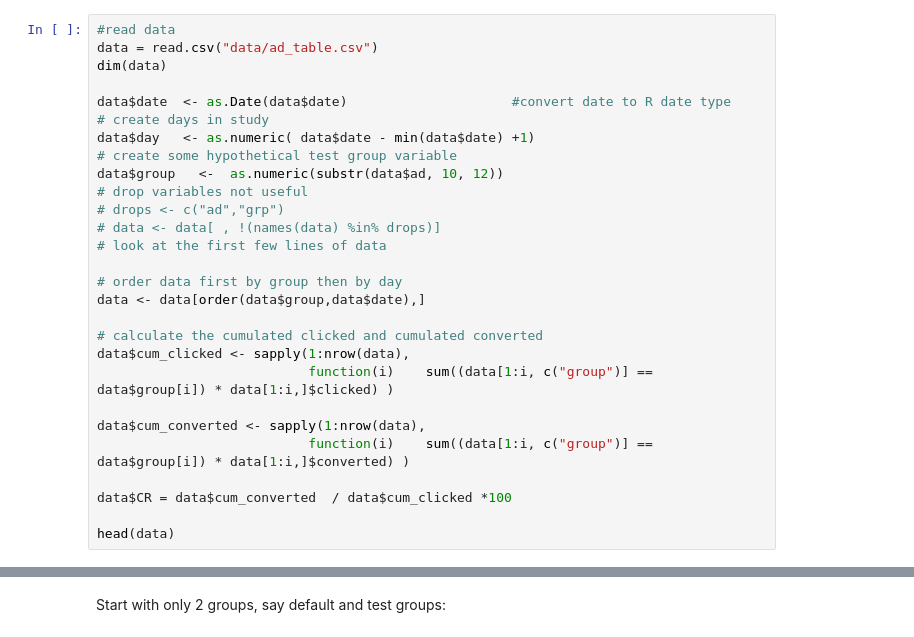
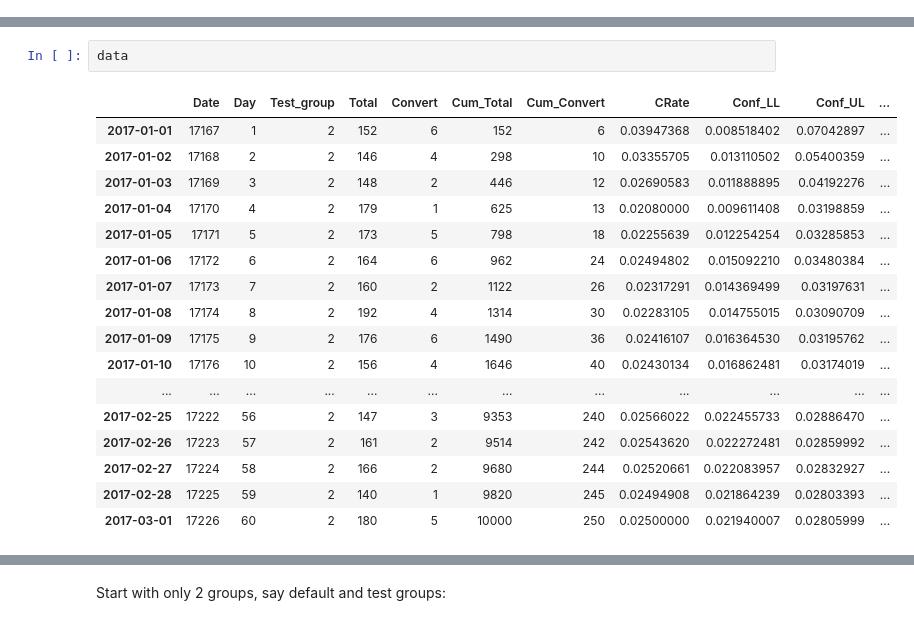
Before and after one commit to tukichen/Bayesian_AB_testing, a Jupyter notebook: Bayesian_AB_testing.ipynb, the cells around one changed output, grey strips where cells are left out. Saved outputs shown, nothing was run; the diff lists cells and outputs as text.

```diff
--- a/Bayesian_AB_testing.ipynb
+++ b/Bayesian_AB_testing.ipynb
@@ -8,28 +41,0 @@ ERROR: Error in library(dplyr): there is no package called ‘dplyr’
-# %%
-#read data
-data = read.csv("data/ad_table.csv")
-dim(data)
-
-data$date  <- as.Date(data$date)                     #convert date to R date type
-# create days in study
-data$day   <- as.numeric( data$date - min(data$date) +1)
-# create some hypothetical test group variable
-data$group   <-  as.numeric(substr(data$ad, 10, 12))
-# drop variables not useful
-# drops <- c("ad","grp")
-# data <- data[ , !(names(data) %in% drops)]
-# look at the first few lines of data
-
-# order data first by group then by day
-data <- data[order(data$group,data$date),]
-
-# calculate the cumulated clicked and cumulated converted
-data$cum_clicked <- sapply(1:nrow(data),
-                           function(i)    sum((data[1:i, c("group")] == data$group[i]) * data[1:i,]$clicked) )
-
-data$cum_converted <- sapply(1:nrow(data),
-                           function(i)    sum((data[1:i, c("group")] == data$group[i]) * data[1:i,]$converted) )
-
-data$CR = data$cum_converted  / data$cum_clicked *100
-
-head(data)
@@ -44,0 +135,20 @@ head(data)
+# %%
+data
+# %% [output]
+|  | Date | Day | Test_group | Total | Convert | Cum_Total | Cum_Convert | CRate | Conf_LL | Conf_UL | ... |
+| 2017-01-01 | 17167 | 1 | 2 | 152 | 6 | 152 | 6 | 0.03947368 | 0.008518402 | 0.07042897 | ... |
+| 2017-01-02 | 17168 | 2 | 2 | 146 | 4 | 298 | 10 | 0.03355705 | 0.013110502 | 0.05400359 | ... |
+| 2017-01-03 | 17169 | 3 | 2 | 148 | 2 | 446 | 12 | 0.02690583 | 0.011888895 | 0.04192276 | ... |
+| 2017-01-04 | 17170 | 4 | 2 | 179 | 1 | 625 | 13 | 0.02080000 | 0.009611408 | 0.03198859 | ... |
+| 2017-01-05 | 17171 | 5 | 2 | 173 | 5 | 798 | 18 | 0.02255639 | 0.012254254 | 0.03285853 | ... |
+| 2017-01-06 | 17172 | 6 | 2 | 164 | 6 | 962 | 24 | 0.02494802 | 0.015092210 | 0.03480384 | ... |
+| 2017-01-07 | 17173 | 7 | 2 | 160 | 2 | 1122 | 26 | 0.02317291 | 0.014369499 | 0.03197631 | ... |
+| 2017-01-08 | 17174 | 8 | 2 | 192 | 4 | 1314 | 30 | 0.02283105 | 0.014755015 | 0.03090709 | ... |
+| 2017-01-09 | 17175 | 9 | 2 | 176 | 6 | 1490 | 36 | 0.02416107 | 0.016364530 | 0.03195762 | ... |
+| 2017-01-10 | 17176 | 10 | 2 | 156 | 4 | 1646 | 40 | 0.02430134 | 0.016862481 | 0.03174019 | ... |
+| ... | ... | ... | ... | ... | ... | ... | ... | ... | ... | ... | ... |
+| 2017-02-25 | 17222 | 56 | 2 | 147 | 3 | 9353 | 240 | 0.02566022 | 0.022455733 | 0.02886470 | ... |
+| 2017-02-26 | 17223 | 57 | 2 | 161 | 2 | 9514 | 242 | 0.02543620 | 0.022272481 | 0.02859992 | ... |
+| 2017-02-27 | 17224 | 58 | 2 | 166 | 2 | 9680 | 244 | 0.02520661 | 0.022083957 | 0.02832927 | ... |
+| 2017-02-28 | 17225 | 59 | 2 | 140 | 1 | 9820 | 245 | 0.02494908 | 0.021864239 | 0.02803393 | ... |
+| 2017-03-01 | 17226 | 60 | 2 | 180 | 5 | 10000 | 250 | 0.02500000 | 0.021940007 | 0.02805999 | ... |
```
Also changed, not shown: parts of 20 cells of this notebook.
